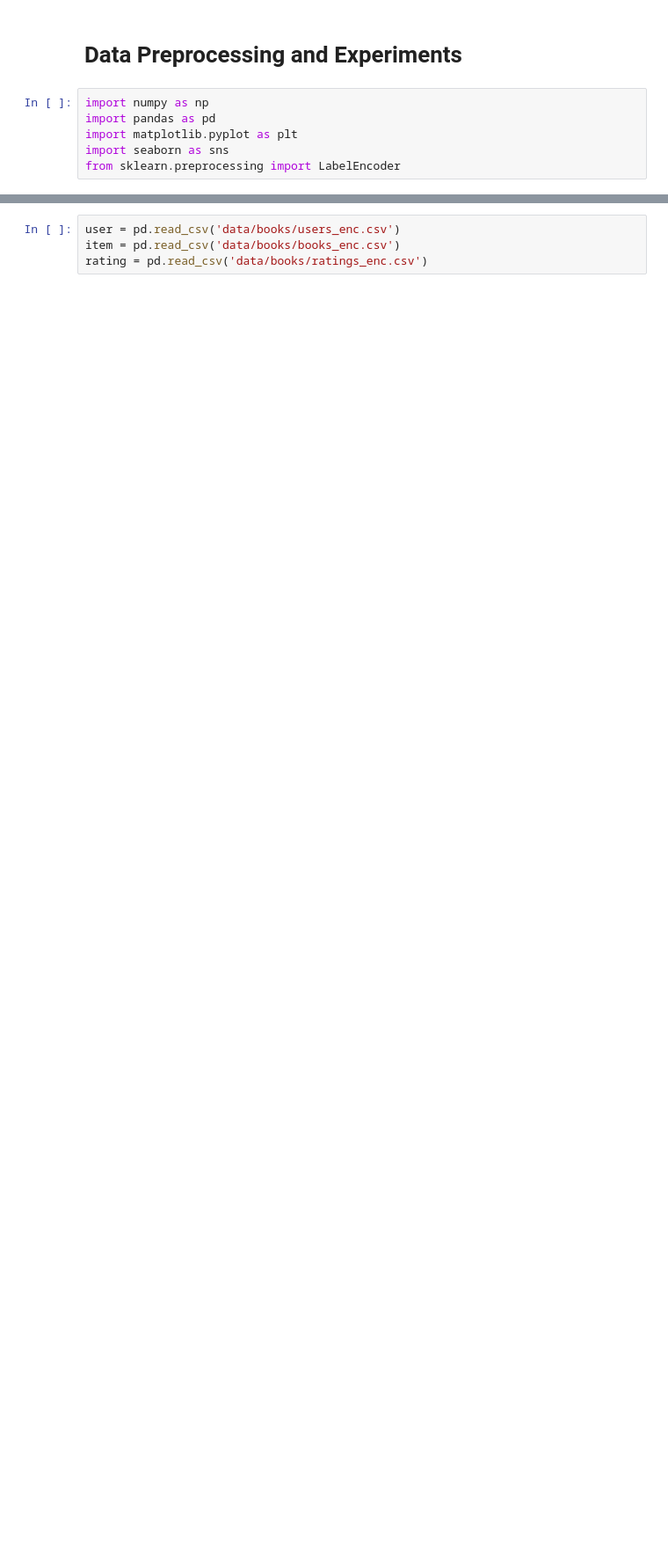
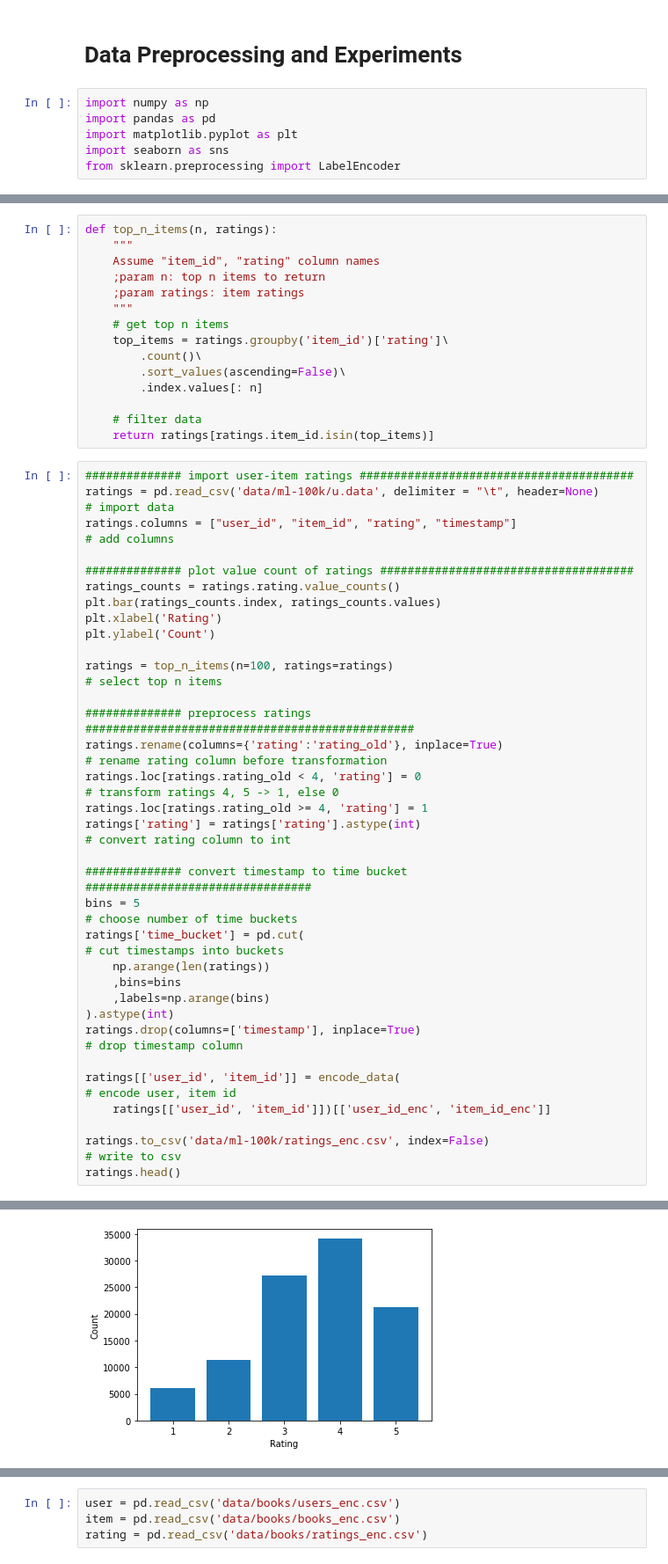
Before and after one commit to lentin26/recommender, a Jupyter notebook: experiment.ipynb, the cells around one changed output, grey strips where cells are left out. Shown: that part at 88% size. Cells and saved outputs as stored; diff of their text form; blank space fills up the shorter version.

```diff
--- a/experiment.ipynb
+++ b/experiment.ipynb
@@ -8,0 +23,49 @@ from sklearn.preprocessing import LabelEncoder
+# %%
+def top_n_items(n, ratings):
+    """
+    Assume "item_id", "rating" column names
+    ;param n: top n items to return
+    ;param ratings: item ratings
+    """
+    # get top n items
+    top_items = ratings.groupby('item_id')['rating']\
+        .count()\
+        .sort_values(ascending=False)\
+        .index.values[: n]
+
+    # filter data
+    return ratings[ratings.item_id.isin(top_items)]
+# %%
+############## import user-item ratings ########################################
+ratings = pd.read_csv('data/ml-100k/u.data', delimiter = "\t", header=None)                 # import data
+ratings.columns = ["user_id", "item_id", "rating", "timestamp"]                             # add columns
+
+############## plot value count of ratings #####################################
+ratings_counts = ratings.rating.value_counts()
+plt.bar(ratings_counts.index, ratings_counts.values)
+plt.xlabel('Rating')
+plt.ylabel('Count')
+
+ratings = top_n_items(n=100, ratings=ratings)                                               # select top n items
+
+############## preprocess ratings ################################################
+ratings.rename(columns={'rating':'rating_old'}, inplace=True)                               # rename rating column before transformation
+ratings.loc[ratings.rating_old < 4, 'rating'] = 0                                           # transform ratings 4, 5 -> 1, else 0
+ratings.loc[ratings.rating_old >= 4, 'rating'] = 1
+ratings['rating'] = ratings['rating'].astype(int)                                           # convert rating column to int
+
+############## convert timestamp to time bucket #################################
+bins = 5                                                                                    # choose number of time buckets
+ratings['time_bucket'] = pd.cut(                                                            # cut timestamps into buckets
+    np.arange(len(ratings))
+    ,bins=bins
+    ,labels=np.arange(bins)
+).astype(int)
+ratings.drop(columns=['timestamp'], inplace=True)                                           # drop timestamp column
+
+ratings[['user_id', 'item_id']] = encode_data(                                              # encode user, item id
+    ratings[['user_id', 'item_id']])[['user_id_enc', 'item_id_enc']]
+
+ratings.to_csv('data/ml-100k/ratings_enc.csv', index=False)                                 # write to csv
+ratings.head()
+# %% [output]
@@ -8,0 +88 @@ from sklearn.preprocessing import LabelEncoder
+[figure, added]
```
Also changed, not shown: parts of 52 cells of this notebook, 7 other files.
